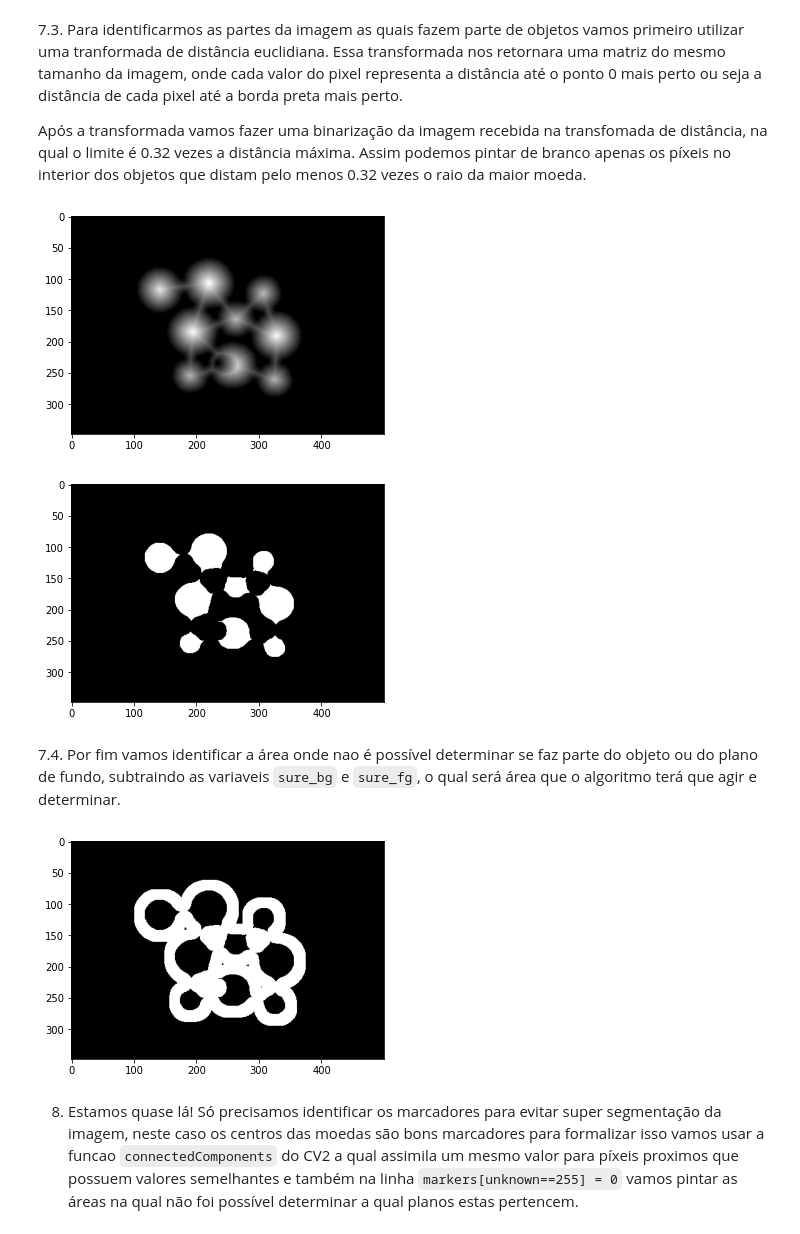
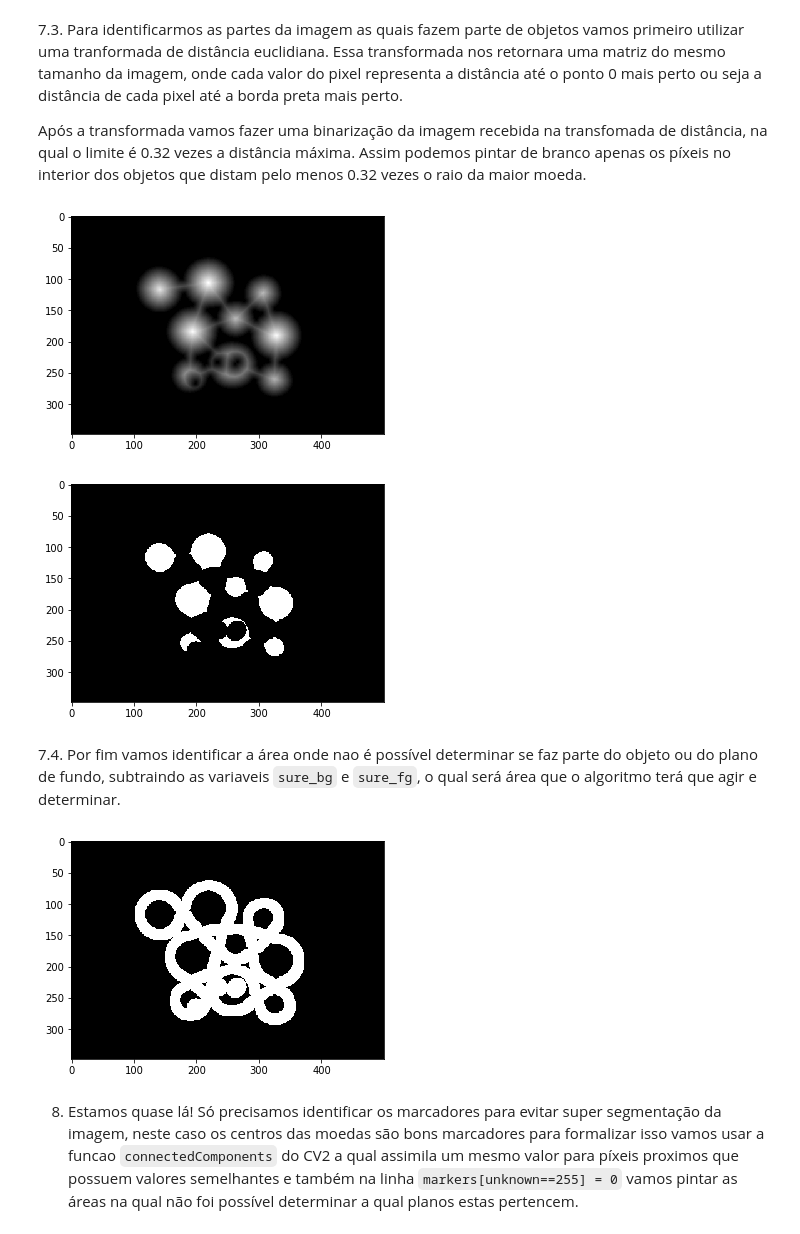
Before and after one commit to pedr0luiz/desprog-projeto, a Jupyter notebook: watershed.ipynb, the cells around one changed output. Saved outputs shown, nothing was run; the diff lists cells and outputs as text; code cells hidden in the pictures.

```diff
--- a/watershed.ipynb
+++ b/watershed.ipynb
@@ -28,6 +28,7 @@ import cv2
 3. Nesta etapa vamos apenas ler a imagem na qual usaremos no exercicio e fazer uma reprodução original desta imagem.
 # %%
 raw_image = cv2.imread('./images/input.jpg')
+raw_image = cv2.cvtColor(raw_image, cv2.COLOR_BGR2RGB)
 plt.imshow(raw_image)
 plt.show()
 # %% [output]
@@ -45,7 +46,7 @@ _Obs: A imagem não possui muitas cores então a dferença é minima_
 # %% [markdown]
 5. As moedas possuem muitos detlahes em seu interior como faces de presidentes e escritas, e isso pode atrapalhar o algoritmo então vamos diminuir estes detalhes fazendo um "blur" mediado na imagem implementado na função `cv2.blur`. Um "blur" nada mais é que uma borragem na imagem. Imprimimos o resultado.
 # %%
-gray_blur = cv2.blur(gray_image, (9,9))
+gray_blur = cv2.blur(gray_image, (8,8))
 plt.imshow(gray_blur, cmap = plt.get_cmap('gray'))
 plt.show()
 # %% [output]
@@ -53,7 +64,7 @@ plt.show()
 # %% [markdown]
 6. Para iniciarmos o tratamento da imagem para possibilitar a criação dos marcadores temos que binarizar a imagem, ou seja, píxeis acima do valor de `limite` vão virar o valor de `max_value` neste caso 255 (branco) e píxeis abaixo do valor `limite` viram 0 (preto).
 # %%
-limite = 200
+limite = 100
 max_value = 255
 binary_image = cv2.threshold(gray_blur, limite, max_value, cv2.THRESH_BINARY | cv2.THRESH_OTSU)[1]
 plt.imshow(binary_image, cmap = plt.get_cmap('gray'))
@@ -70,9 +81,9 @@ _Parece complexo mas o CV2 facilita o trabalho duro_.
 _Esta técnica é mais util em imagens com mais ruídos, na imagem usada temos uma diferença imperceptível_
 # %%
 # Criar kernel de iteracao
-kernel = np.ones((6,6),np.uint8)
+kernel = np.ones((4,4),np.uint8)
 # Erosao + dilatacao para reducao de ruido
-filtered_image = cv2.morphologyEx(binary_image,cv2.MORPH_OPEN,kernel, iterations = 2)
+filtered_image = cv2.morphologyEx(binary_image,cv2.MORPH_OPEN,kernel, iterations = 1)
 plt.imshow(filtered_image, cmap=plt.get_cmap('gray'))
 plt.show()
 # %% [output]
@@ -91,15 +102,15 @@ plt.show()
 Após a transformada vamos fazer uma binarização da imagem recebida na transfomada de distância, na qual o limite é 0.32 vezes a distância máxima. Assim podemos pintar de branco apenas os píxeis no interior dos objetos que distam pelo menos 0.32 vezes o raio da maior moeda.
 # %%
 dist_transform = cv2.distanceTransform(filtered_image,cv2.DIST_L2,5)
-ret, sure_fg = cv2.threshold(dist_transform, 0.32*dist_transform.max(),255,cv2.THRESH_BINARY)
+ret, sure_fg = cv2.threshold(dist_transform, 0.35*dist_transform.max(),255,cv2.THRESH_BINARY)
 plt.imshow(dist_transform, cmap=plt.get_cmap('gray'))
 plt.show()
 plt.imshow(sure_fg, cmap=plt.get_cmap('gray'))
 plt.show()
 sure_fg = np.uint8(sure_fg)
 # %% [output]
-[figure, old version]
+[figure, new version]
-[figure, old version]
+[figure, new version]
 # %% [markdown]
 7.4. Por fim vamos identificar a área onde nao é possível determinar se faz parte do objeto ou do plano de fundo, subtraindo as variaveis `sure_bg` e `sure_fg`, o qual será área que o algoritmo terá que agir e determinar.
 # %%
@@ -107,6 +118,6 @@ unknown = cv2.subtract(sure_bg,sure_fg)
 plt.imshow(unknown, cmap=plt.get_cmap('gray'))
 plt.show()
 # %% [output]
-[figure, old version]
+[figure, new version]
 # %% [markdown]
 8. Estamos quase lá! Só precisamos identificar os marcadores para evitar super segmentação da imagem, neste caso os centros das moedas são bons marcadores para formalizar isso vamos usar a funcao `connectedComponents` do CV2 a qual assimila um mesmo valor para píxeis proximos que possuem valores semelhantes e também na linha `markers[unknown==255] = 0` vamos pintar as áreas na qual não foi possível determinar a qual planos estas pertencem.
```
Also changed, not shown: parts of 9 cells of this notebook.
